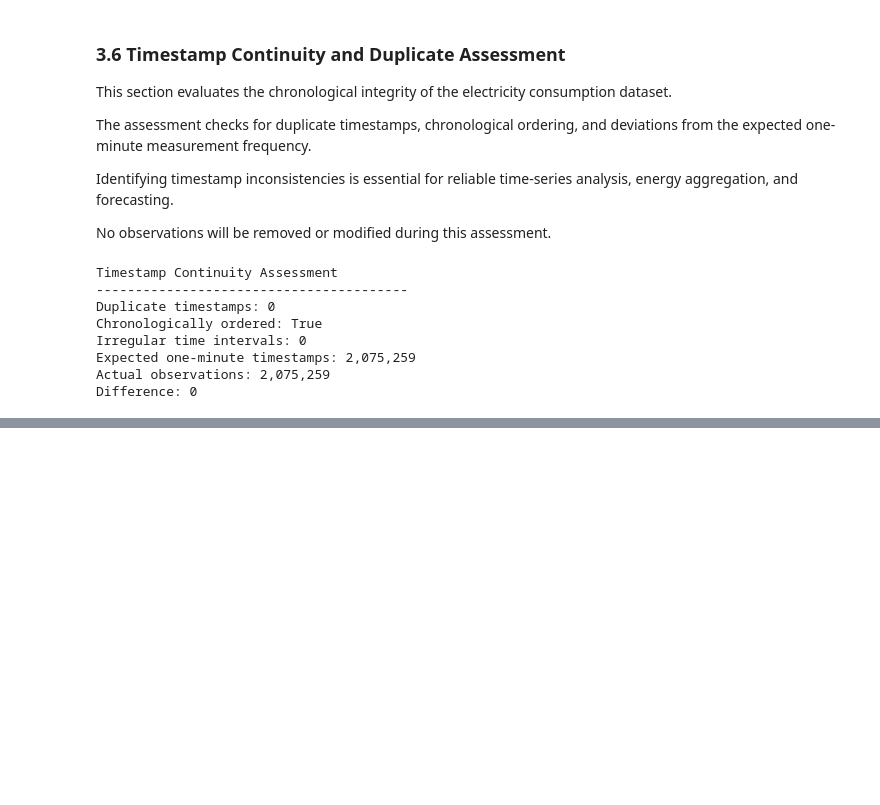
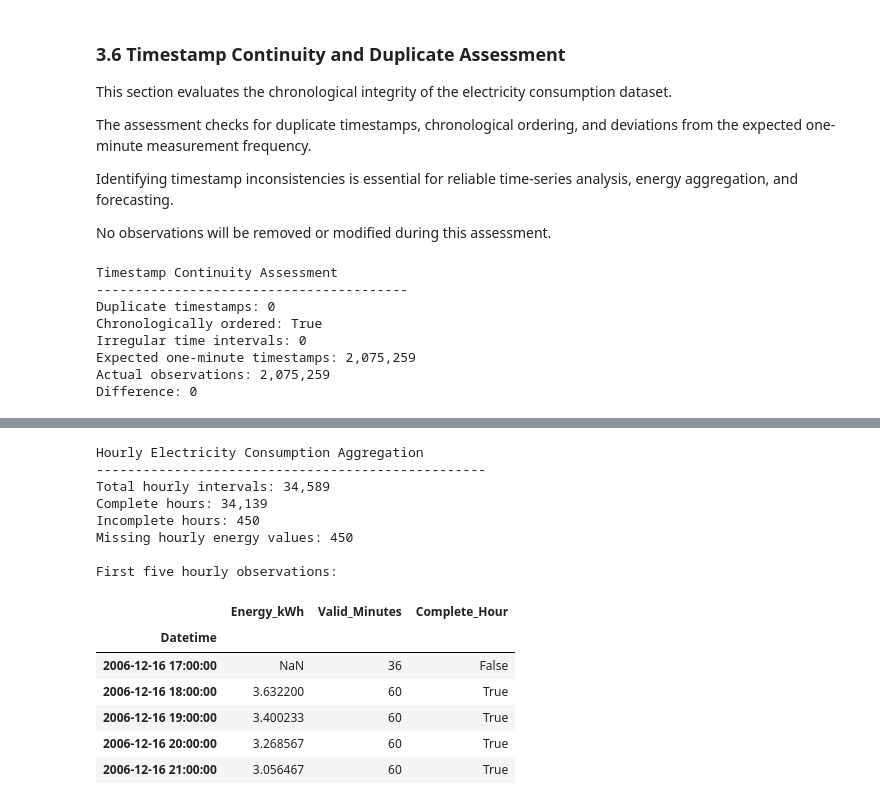
Before and after one commit to damisar/Household_Electricity_Consumption_Analysis_and_Forecasting, a Jupyter notebook: notebook/Household_Electricity_Consumption_Analysis_and_Forecasting.ipynb, the cells around one changed output, grey strips where cells are left out. Drawn from its saved outputs; the diff is of its cells as text; code cells hidden in the pictures; blank space fills up the shorter version.

```diff
--- a/notebook/Household_Electricity_Consumption_Analysis_and_Forecasting.ipynb
+++ b/notebook/Household_Electricity_Consumption_Analysis_and_Forecasting.ipynb
@@ -418,0 +756,49 @@ Difference: 0
+# %%
+
+# Aggregate minute-level active power into hourly energy consumption
+
+# Extract active power measurements (kW)
+active_power = df_time["Global_active_power"]
+
+# Count available measurements in each hour
+hourly_valid_minutes = active_power.resample("h").count()
+
+# Convert minute-level power readings to hourly energy (kWh)
+hourly_energy = active_power.resample("h").sum(min_count=60) / 60
+
+# Create the hourly analysis dataset
+df_hourly = pd.DataFrame({
+    "Energy_kWh": hourly_energy,
+    "Valid_Minutes": hourly_valid_minutes
+})
+
+# Identify complete and incomplete hours
+df_hourly["Complete_Hour"] = df_hourly["Valid_Minutes"] == 60
+
+# Summarize the aggregation
+print("Hourly Electricity Consumption Aggregation")
+print("-" * 50)
+
+print(f"Total hourly intervals: {len(df_hourly):,}")
+print(f"Complete hours: {df_hourly['Complete_Hour'].sum():,}")
+print(f"Incomplete hours: {(~df_hourly['Complete_Hour']).sum():,}")
+print(f"Missing hourly energy values: {df_hourly['Energy_kWh'].isna().sum():,}")
+
+print("\nFirst five hourly observations:")
+display(df_hourly.head())
+# %% [output]
+Hourly Electricity Consumption Aggregation
+--------------------------------------------------
+Total hourly intervals: 34,589
+Complete hours: 34,139
+Incomplete hours: 450
+Missing hourly energy values: 450
+
+First five hourly observations:
+|  | Energy_kWh | Valid_Minutes | Complete_Hour |
+| Datetime |  |  |  |
+| 2006-12-16 17:00:00 | NaN | 36 | False |
+| 2006-12-16 18:00:00 | 3.632200 | 60 | True |
+| 2006-12-16 19:00:00 | 3.400233 | 60 | True |
+| 2006-12-16 20:00:00 | 3.268567 | 60 | True |
+| 2006-12-16 21:00:00 | 3.056467 | 60 | True |
```
Also changed, not shown: parts of 14 cells of this notebook.
